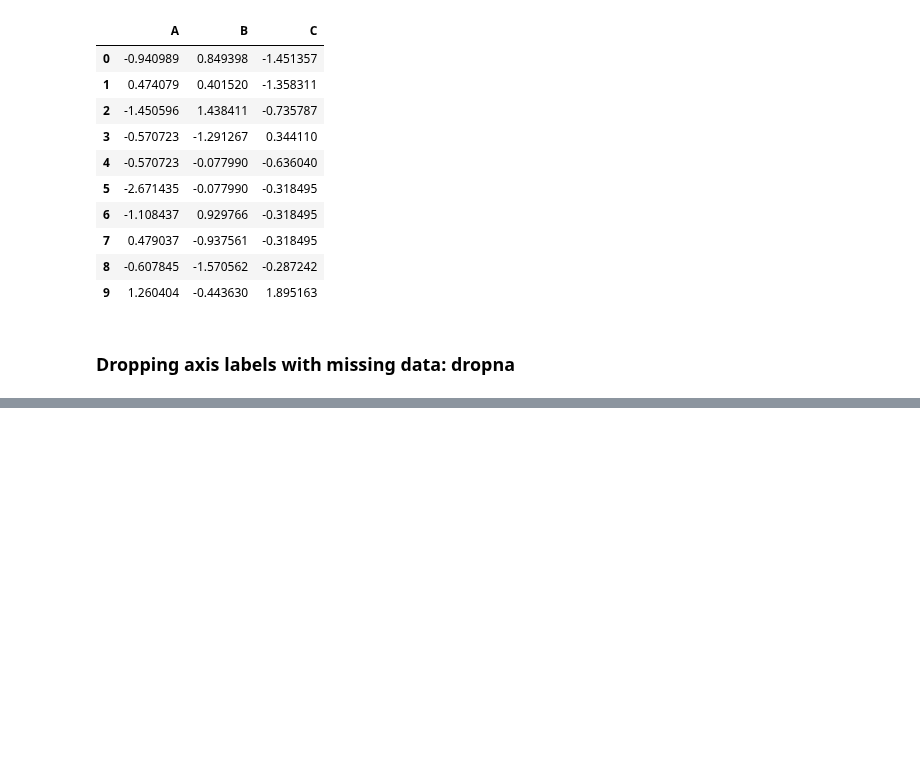
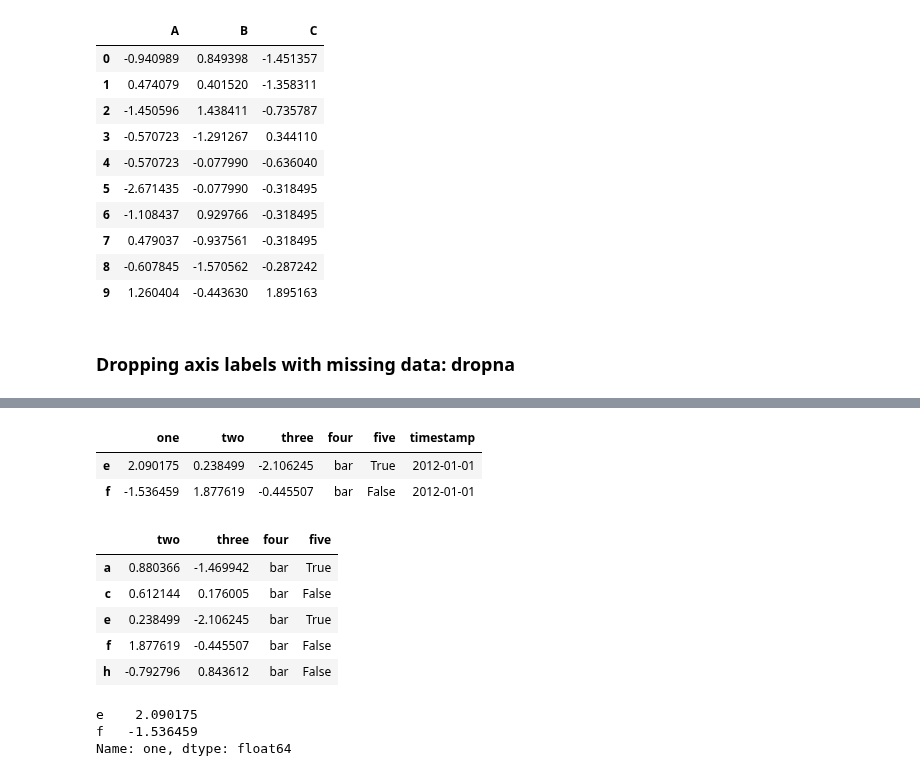
Before and after one commit to onlyabhilash/Feature-Engg, a Jupyter notebook: Pandas/Working with missing data.ipynb, the cells around one changed output, grey strips where cells are left out. Drawn from its saved outputs; the diff is of its cells as text; code cells hidden in the pictures; blank space fills up the shorter version.

```diff
--- a/Pandas/Working with missing data.ipynb
+++ b/Pandas/Working with missing data.ipynb
@@ -388,0 +389,21 @@ df2
+# %%
+df3.dropna(axis=0)
+# %% [output]
+|  | one | two | three | four | five | timestamp |
+| e | 2.090175 | 0.238499 | -2.106245 | bar | True | 2012-01-01 |
+| f | -1.536459 | 1.877619 | -0.445507 | bar | False | 2012-01-01 |
+# %%
+df3.dropna(axis=1)
+# %% [output]
+|  | two | three | four | five |
+| a | 0.880366 | -1.469942 | bar | True |
+| c | 0.612144 | 0.176005 | bar | False |
+| e | 0.238499 | -2.106245 | bar | True |
+| f | 1.877619 | -0.445507 | bar | False |
+| h | -0.792796 | 0.843612 | bar | False |
+# %%
+df3["one"].dropna()
+# %% [output]
+e    2.090175
+f   -1.536459
+Name: one, dtype: float64
```
Also changed, not shown: parts of 2 cells of this notebook, 1 other file.
